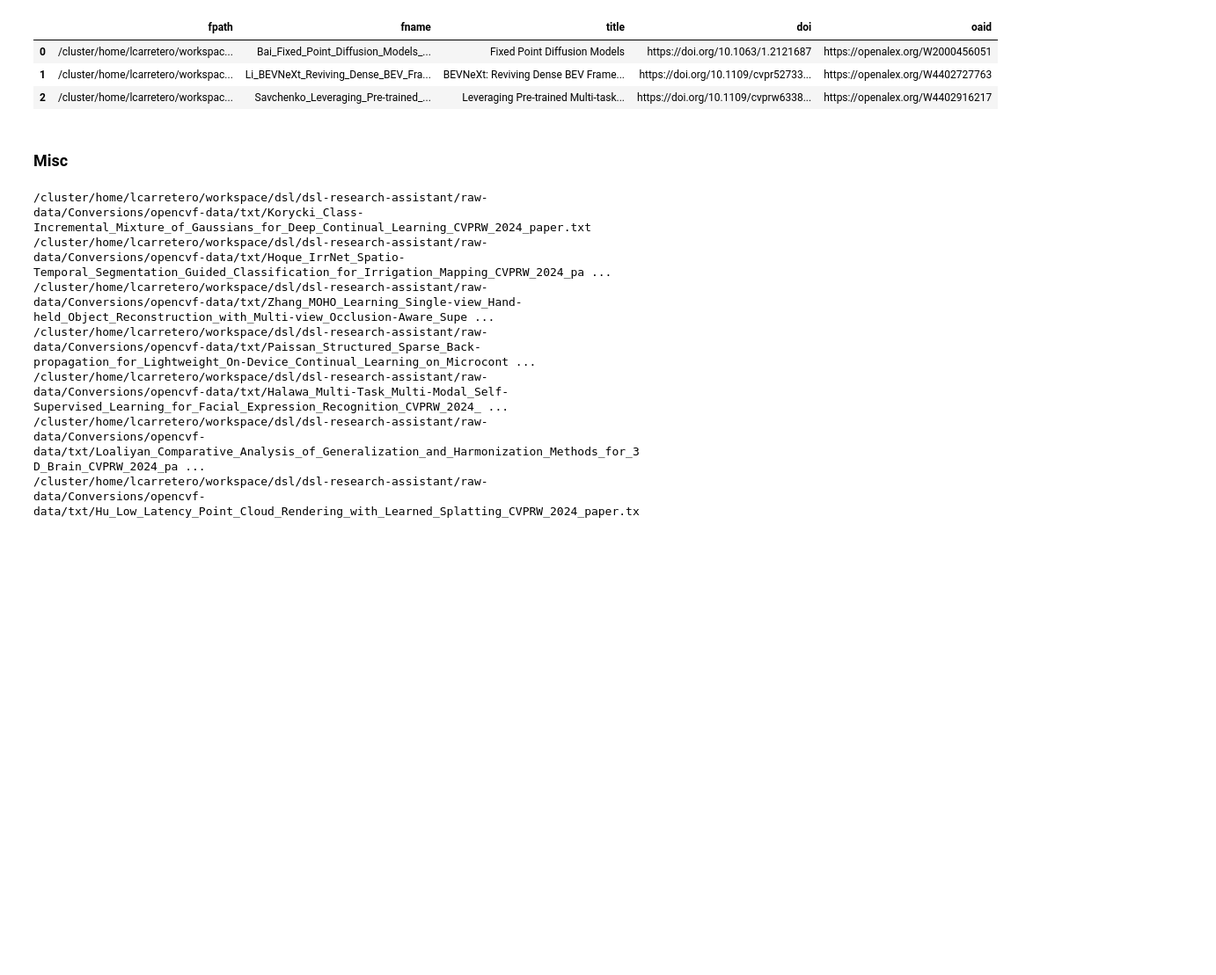
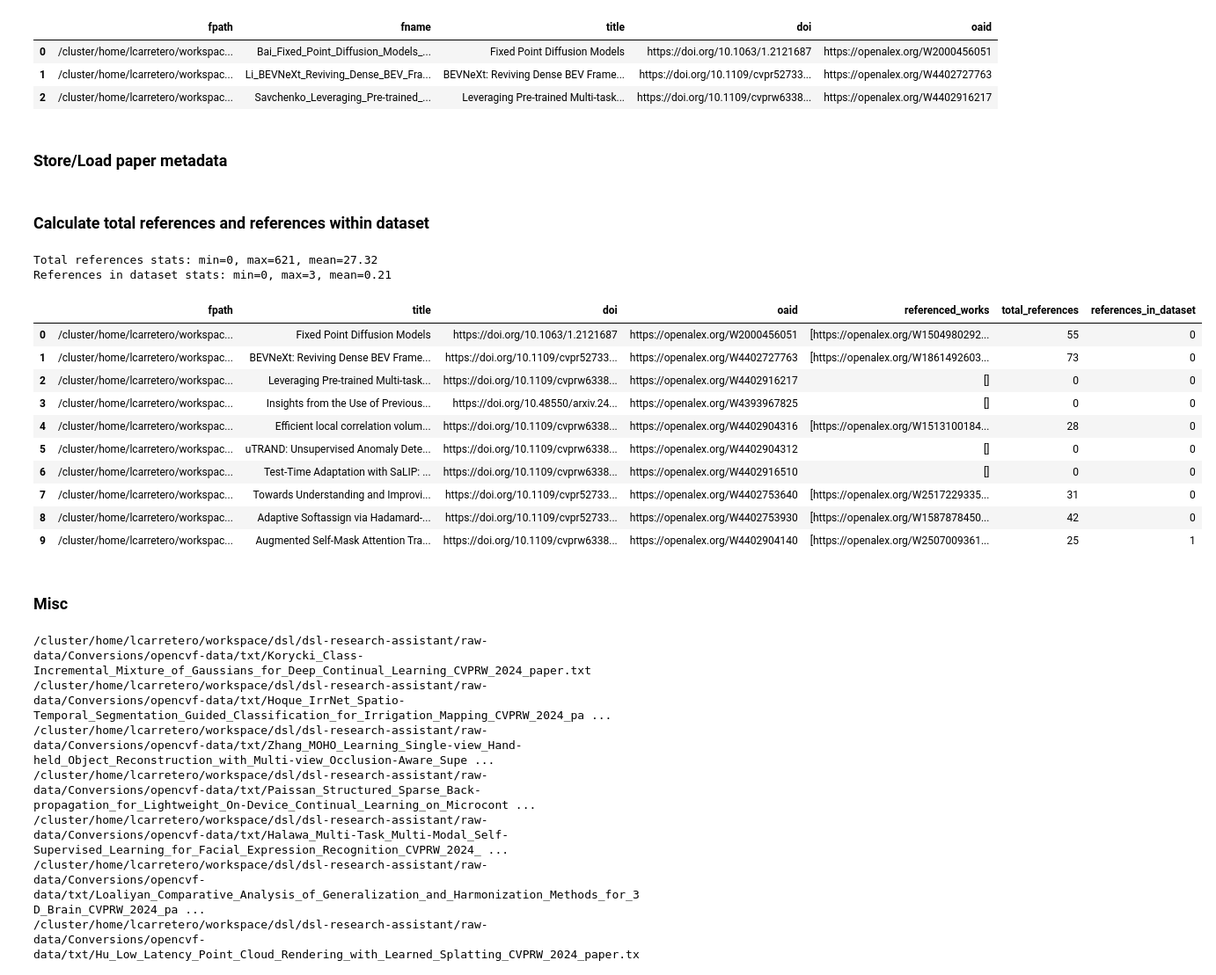
Before and after one commit to LuisCarretero/dsl-research-assistant, a Jupyter notebook: src/semantic_search/dev/retrieval_dev.ipynb, the cells around one changed output. Shown at 88% size. Drawn from its saved outputs; the diff is of its cells as text; code cells hidden in the pictures; blank space fills up the shorter version.

```diff
--- a/src/semantic_search/dev/retrieval_dev.ipynb
+++ b/src/semantic_search/dev/retrieval_dev.ipynb
@@ -87,3 +85,56 @@ df.to_csv('/cluster/home/lcarretero/workspace/dsl/dsl-research-assistant/src/sem
+# %% [markdown]
+### Store/Load paper metadata
+# %%
+# df.to_csv('/cluster/home/lcarretero/workspace/dsl/dsl-research-assistant/src/semantic_search/dev/paper-metadata.csv', index=False)
+df = pd.read_csv('/cluster/home/lcarretero/workspace/dsl/dsl-research-assistant/src/semantic_search/dev/paper-metadata.csv')
+
+def parse_referenced_works(x):
+    if pd.isna(x) or x is None:
+        return []
+    elif isinstance(x, str):
+        # Remove brackets and split by commas, then strip quotes and whitespace
+        if x.startswith('[') and x.endswith(']'):
+            # Example: "['https://openalex.org/W10789807', 'https://openalex.org/W109508954']"
+            items = x[1:-1].split(',')
+            return [item.strip().strip("'\"") for item in items if item.strip()]
+        return [x]  # If it's a string but not a list format, treat as single item
+    return []
+
+df['referenced_works'] = df['referenced_works'].apply(parse_referenced_works)
+# %% [markdown]
+### Calculate total references and references within dataset
+# %%
+# Count total references and references within the dataset
+def count_references(row):
+    total_refs = len(row['referenced_works'])
+    dataset_oaids = set(df['oaid'].dropna())
+    refs_in_dataset = sum(1 for ref in row['referenced_works'] if ref in dataset_oaids)
+    return total_refs, refs_in_dataset
+
+ref_counts = df.apply(count_references, axis=1, result_type='expand')
+df['total_references'] = ref_counts[0]
+df['references_in_dataset'] = ref_counts[1]
+
+
+print(f"Total references stats: min={df['total_references'].min()}, max={df['total_references'].max()}, mean={df['total_references'].mean():.2f}")
+print(f"References in dataset stats: min={df['references_in_dataset'].min()}, max={df['references_in_dataset'].max()}, mean={df['references_in_dataset'].mean():.2f}")
+# %% [output]
+Total references stats: min=0, max=621, mean=27.32
+References in dataset stats: min=0, max=3, mean=0.21
+# %%
+df.head(n=10)
+# %% [output]
+|  | fpath | title | doi | oaid | referenced_works | total_references | references_in_dataset |
+| 0 | /cluster/home/lcarretero/workspac... | Fixed Point Diffusion Models | https://doi.org/10.1063/1.2121687 | https://openalex.org/W2000456051 | [https://openalex.org/W1504980292... | 55 | 0 |
+| 1 | /cluster/home/lcarretero/workspac... | BEVNeXt: Reviving Dense BEV Frame... | https://doi.org/10.1109/cvpr52733... | https://openalex.org/W4402727763 | [https://openalex.org/W1861492603... | 73 | 0 |
+| 2 | /cluster/home/lcarretero/workspac... | Leveraging Pre-trained Multi-task... | https://doi.org/10.1109/cvprw6338... | https://openalex.org/W4402916217 | [] | 0 | 0 |
+| 3 | /cluster/home/lcarretero/workspac... | Insights from the Use of Previous... | https://doi.org/10.48550/arxiv.24... | https://openalex.org/W4393967825 | [] | 0 | 0 |
+| 4 | /cluster/home/lcarretero/workspac... | Efficient local correlation volum... | https://doi.org/10.1109/cvprw6338... | https://openalex.org/W4402904316 | [https://openalex.org/W1513100184... | 28 | 0 |
+| 5 | /cluster/home/lcarretero/workspac... | uTRAND: Unsupervised Anomaly Dete... | https://doi.org/10.1109/cvprw6338... | https://openalex.org/W4402904312 | [] | 0 | 0 |
+| 6 | /cluster/home/lcarretero/workspac... | Test-Time Adaptation with SaLIP: ... | https://doi.org/10.1109/cvprw6338... | https://openalex.org/W4402916510 | [] | 0 | 0 |
+| 7 | /cluster/home/lcarretero/workspac... | Towards Understanding and Improvi... | https://doi.org/10.1109/cvpr52733... | https://openalex.org/W4402753640 | [https://openalex.org/W2517229335... | 31 | 0 |
+| 8 | /cluster/home/lcarretero/workspac... | Adaptive Softassign via Hadamard-... | https://doi.org/10.1109/cvpr52733... | https://openalex.org/W4402753930 | [https://openalex.org/W1587878450... | 42 | 0 |
+| 9 | /cluster/home/lcarretero/workspac... | Augmented Self-Mask Attention Tra... | https://doi.org/10.1109/cvprw6338... | https://openalex.org/W4402904140 | [https://openalex.org/W2507009361... | 25 | 1 |
 # %% [markdown]
 ### Misc
 # %%
```
Also changed, not shown: parts of 18 cells of this notebook, 7 other files.
